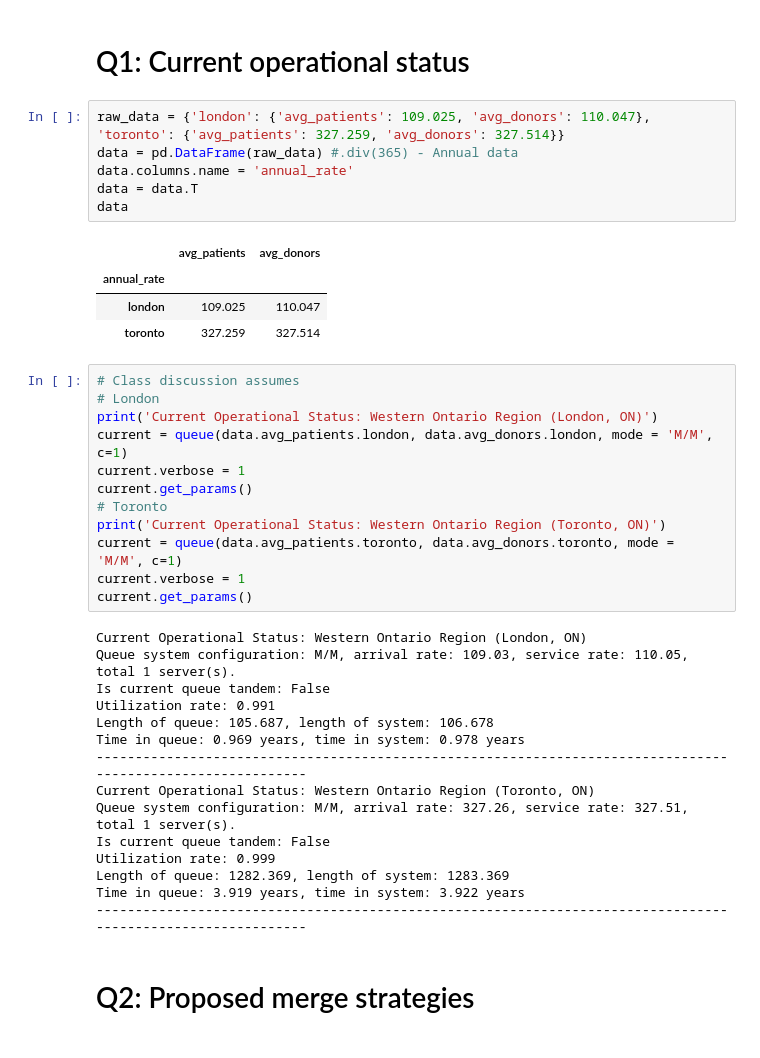
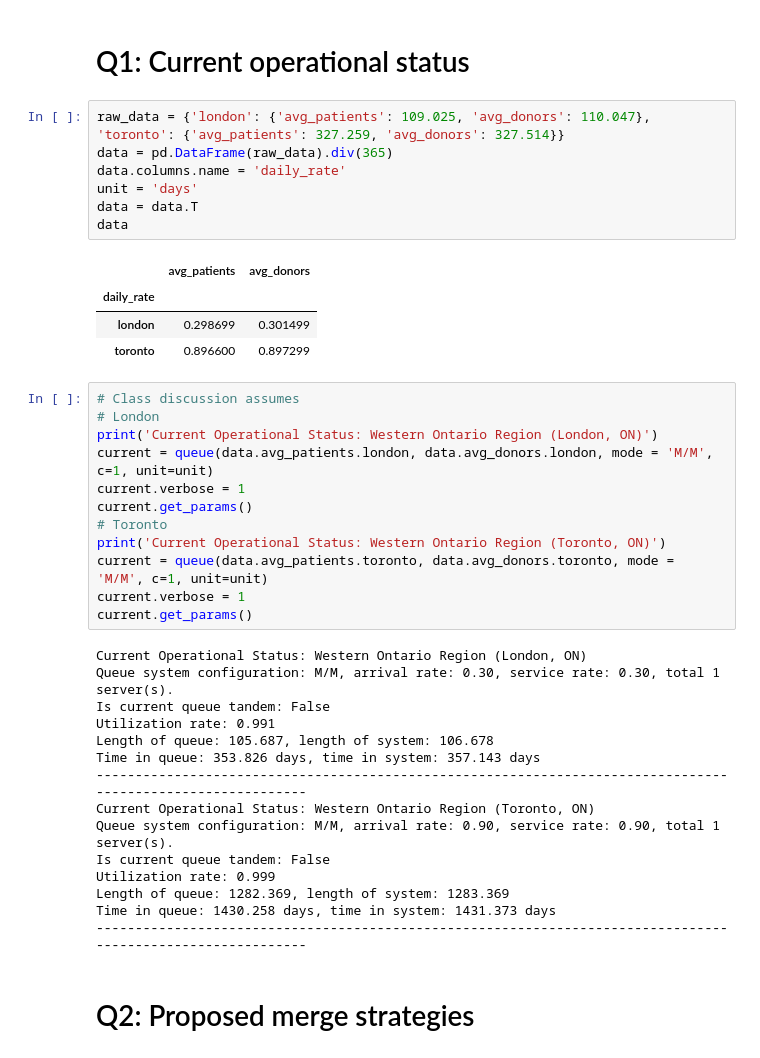
Before and after one commit to ForWardoves/8415_Service, a Jupyter notebook: Case_4/8415_case_4.ipynb, the cells around one changed output. Cells and saved outputs as stored; diff of their text form.

```diff
--- a/Case_4/8415_case_4.ipynb
+++ b/Case_4/8415_case_4.ipynb
@@ -247,41 +285,42 @@ class queue:
 # Q1: Current operational status
 # %%
 raw_data = {'london': {'avg_patients': 109.025, 'avg_donors': 110.047}, 'toronto': {'avg_patients': 327.259, 'avg_donors': 327.514}}
-data = pd.DataFrame(raw_data) #.div(365) - Annual data
-data.columns.name = 'annual_rate'
+data = pd.DataFrame(raw_data).div(365)
+data.columns.name = 'daily_rate'
+unit = 'days'
 data = data.T
 data
 # %% [output]
 |  | avg_patients | avg_donors |
-| annual_rate |  |  |
-| london | 109.025 | 110.047 |
-| toronto | 327.259 | 327.514 |
+| daily_rate |  |  |
+| london | 0.298699 | 0.301499 |
+| toronto | 0.896600 | 0.897299 |
 # %%
 # Class discussion assumes
 # London
 print('Current Operational Status: Western Ontario Region (London, ON)')
-current = queue(data.avg_patients.london, data.avg_donors.london, mode = 'M/M', c=1)
+current = queue(data.avg_patients.london, data.avg_donors.london, mode = 'M/M', c=1, unit=unit)
 current.verbose = 1
 current.get_params()
 # Toronto
 print('Current Operational Status: Western Ontario Region (Toronto, ON)')
-current = queue(data.avg_patients.toronto, data.avg_donors.toronto, mode = 'M/M', c=1)
+current = queue(data.avg_patients.toronto, data.avg_donors.toronto, mode = 'M/M', c=1, unit=unit)
 current.verbose = 1
 current.get_params()
 # %% [output]
 Current Operational Status: Western Ontario Region (London, ON)
-Queue system configuration: M/M, arrival rate: 109.03, service rate: 110.05, total 1 server(s).
+Queue system configuration: M/M, arrival rate: 0.30, service rate: 0.30, total 1 server(s).
 Is current queue tandem: False
 Utilization rate: 0.991
 Length of queue: 105.687, length of system: 106.678
-Time in queue: 0.969 years, time in system: 0.978 years
+Time in queue: 353.826 days, time in system: 357.143 days
 ------------------------------------------------------------------------------------------------------------
 Current Operational Status: Western Ontario Region (Toronto, ON)
-Queue system configuration: M/M, arrival rate: 327.26, service rate: 327.51, total 1 server(s).
+Queue system configuration: M/M, arrival rate: 0.90, service rate: 0.90, total 1 server(s).
 Is current queue tandem: False
 Utilization rate: 0.999
 Length of queue: 1282.369, length of system: 1283.369
-Time in queue: 3.919 years, time in system: 3.922 years
+Time in queue: 1430.258 days, time in system: 1431.373 days
 ------------------------------------------------------------------------------------------------------------
 # %% [markdown]
 # Q2: Proposed merge strategies
```
Also changed, not shown: parts of 17 cells of this notebook.
